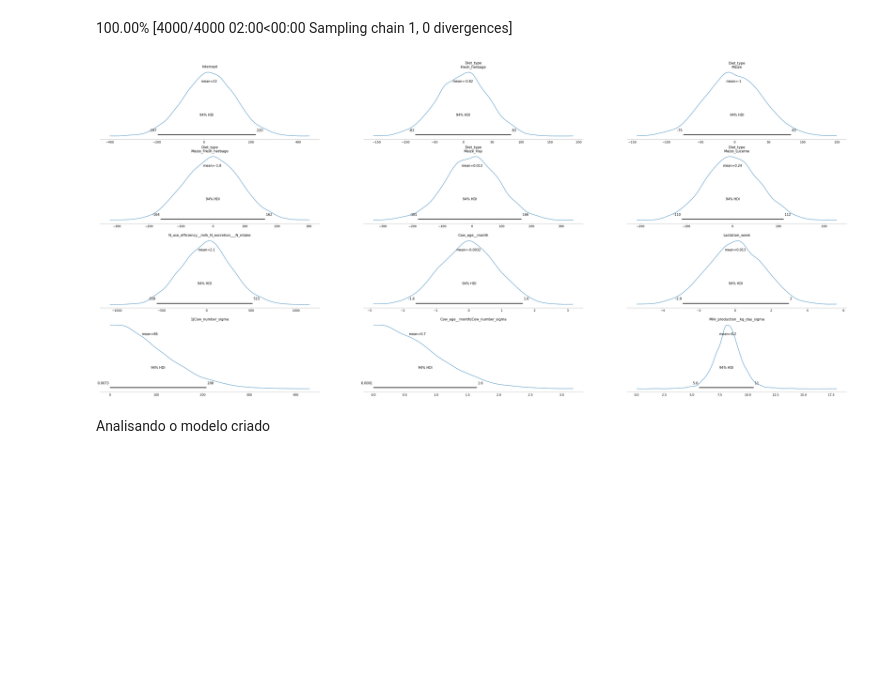
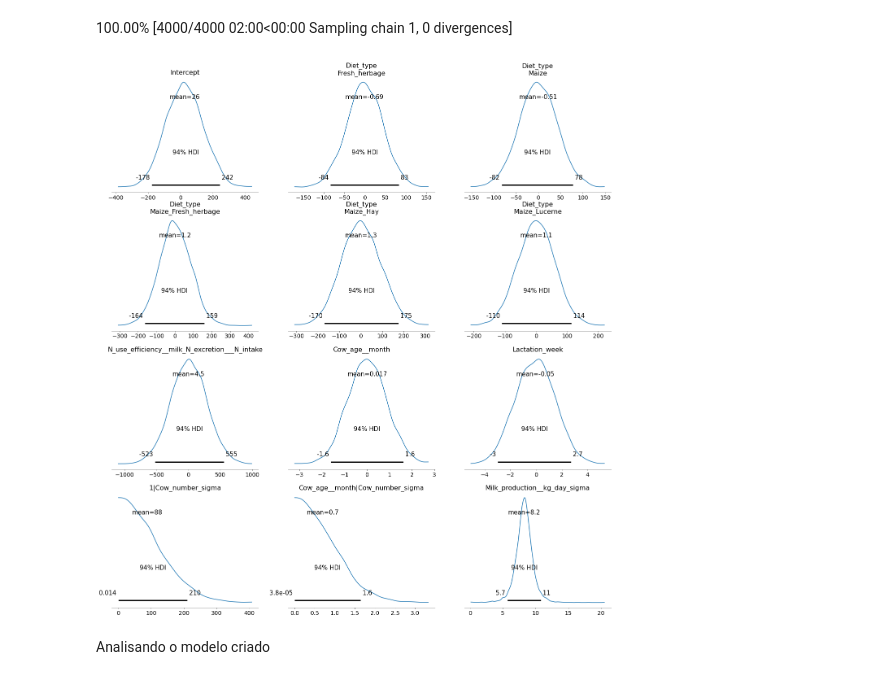
Before and after one commit to nelciojr/Projeto-de-Regress-o-Linear-Bayesiana, a Jupyter notebook: B_Model.ipynb, the cells around one changed output. Cells and saved outputs as stored; diff of their text form; code cells hidden in the pictures; blank space fills up the shorter version.

```diff
--- a/B_Model.ipynb
+++ b/B_Model.ipynb
@@ -108,10 +108,10 @@ fitted = model.fit(tune=3000)
 # %% [output]
 100.00% [4000/4000 01:58<00:00 Sampling chain 0, 0 divergences]
 100.00% [4000/4000 02:00<00:00 Sampling chain 1, 0 divergences]
-# %%
-model.plot_priors();
-# %% [output]
-[figure, removed]
+# %%
+model.plot_priors(figsize=(22,len(fitted)*6));
+# %% [output]
+[figure, added]
 # %% [markdown]
 Analisando o modelo criado
 # %%
```
Also changed, not shown: parts of 4 cells of this notebook.
